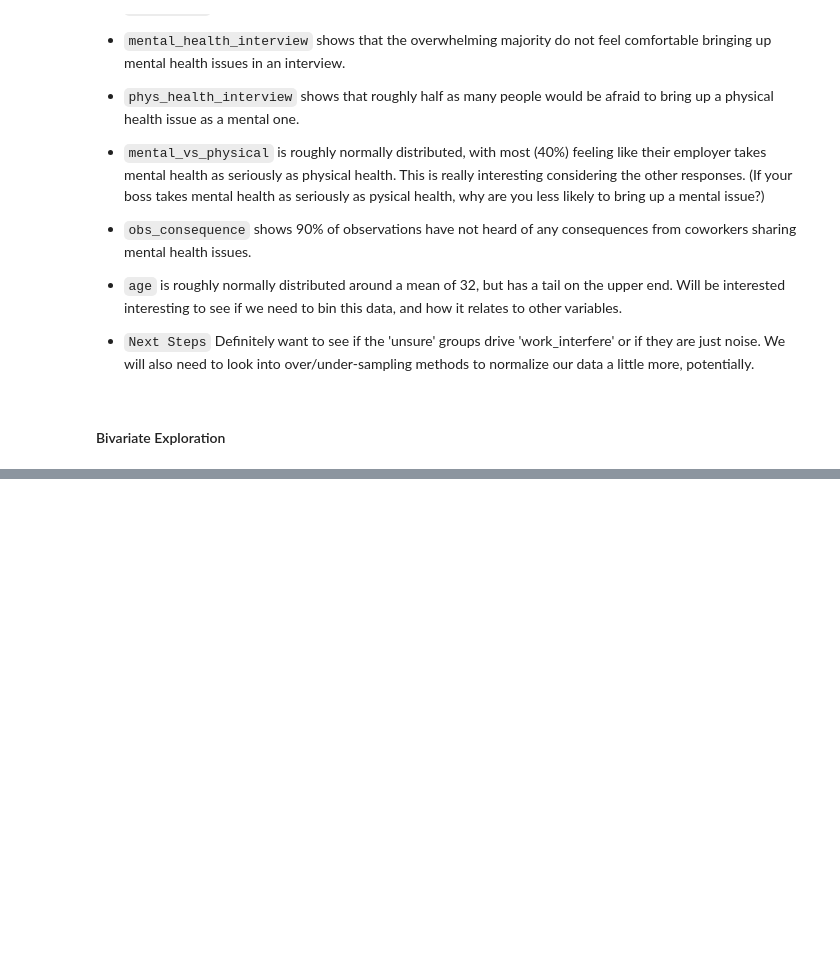
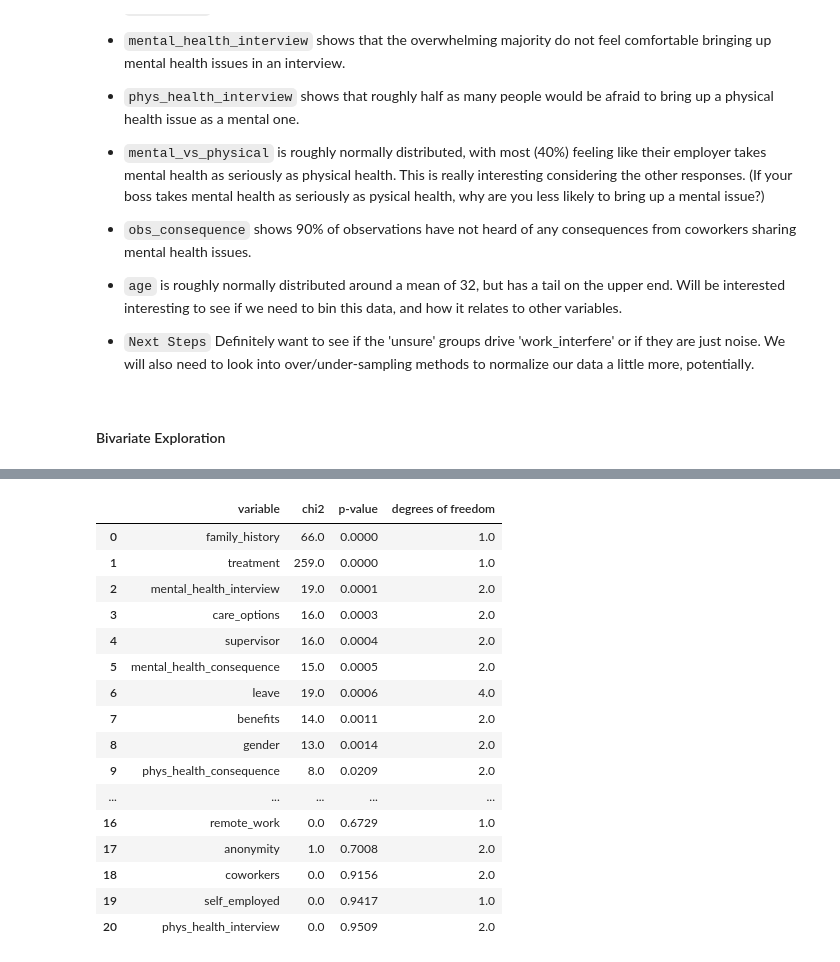
Before and after one commit to Mental-Health-In-Tech/tech-blues-capstone, a Jupyter notebook: tyler_scratchpad.ipynb, the cells around one changed output, grey strips where cells are left out. Drawn from its saved outputs; the diff is of its cells as text; code cells hidden in the pictures; blank space fills up the shorter version.

```diff
--- a/tyler_scratchpad.ipynb
+++ b/tyler_scratchpad.ipynb
@@ -320,0 +313,22 @@ expected:
+# %%
+test = tyler_explore.bivariate_metrics(train, 'work_interfere')
+# %%
+test.reset_index(drop=True)
+# %% [output]
+|  | variable | chi2 | p-value | degrees of freedom |
+| 0 | family_history | 66.0 | 0.0000 | 1.0 |
+| 1 | treatment | 259.0 | 0.0000 | 1.0 |
+| 2 | mental_health_interview | 19.0 | 0.0001 | 2.0 |
+| 3 | care_options | 16.0 | 0.0003 | 2.0 |
+| 4 | supervisor | 16.0 | 0.0004 | 2.0 |
+| 5 | mental_health_consequence | 15.0 | 0.0005 | 2.0 |
+| 6 | leave | 19.0 | 0.0006 | 4.0 |
+| 7 | benefits | 14.0 | 0.0011 | 2.0 |
+| 8 | gender | 13.0 | 0.0014 | 2.0 |
+| 9 | phys_health_consequence | 8.0 | 0.0209 | 2.0 |
+| ... | ... | ... | ... | ... |
+| 16 | remote_work | 0.0 | 0.6729 | 1.0 |
+| 17 | anonymity | 1.0 | 0.7008 | 2.0 |
+| 18 | coworkers | 0.0 | 0.9156 | 2.0 |
+| 19 | self_employed | 0.0 | 0.9417 | 1.0 |
+| 20 | phys_health_interview | 0.0 | 0.9509 | 2.0 |
```
Also changed, not shown: parts of 3 cells of this notebook.
